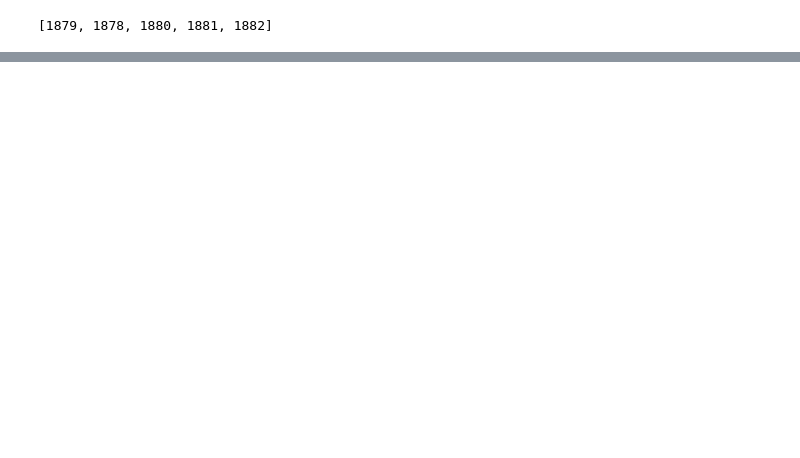
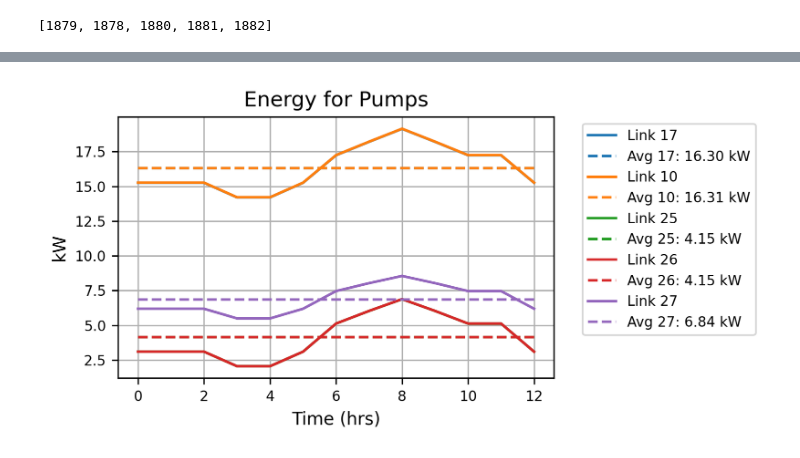
Before and after one commit to frodibrooks/OptimisedHeating, a Jupyter notebook: Epanet_python/Simulate_Vatnsendi.ipynb, the cells around one changed output, grey strips where cells are left out. Cells and saved outputs as stored; diff of their text form; code cells hidden in the pictures; blank space fills up the shorter version.

```diff
--- a/Epanet_python/Simulate_Vatnsendi.ipynb
+++ b/Epanet_python/Simulate_Vatnsendi.ipynb
@@ -161,0 +182,47 @@ array(0.)
+# %%
+# Create a figure
+plt.figure(figsize=(6, 3))
+
+# List to store legend entries
+legend_labels = []
+legend_lines = []
+
+# Loop through each link index and plot the corresponding absolute energy
+for index in link_indices:
+    # Extract the energy for the link
+    kw = hyd_res.Energy[:, index - 1]
+
+    # Plot the energy over time and store the line object
+    line, = plt.plot(hrs_time, kw, label=f'Link {d.getLinkNameID(index)}')
+
+    # Calculate the average
+    avg_kw = np.mean(kw)
+
+    # Plot the average as a dashed line using the same color
+    avg_line, = plt.plot(hrs_time, np.full_like(hrs_time, avg_kw), linestyle='dashed', color=line.get_color())
+
+    # Store legend entries
+    legend_lines.append(line)
+    legend_labels.append(f'Link {d.getLinkNameID(index)}')
+
+    legend_lines.append(avg_line)
+    legend_labels.append(f'Avg {d.getLinkNameID(index)}: {avg_kw:.2f} kW')
+
+# Customize the plot
+plt.title('Energy for Pumps')
+plt.xlabel('Time (hrs)')
+plt.ylabel('kW')  # Units of energy
+
+# Add a grid for better visualization
+plt.grid(True)
+
+# Add a custom legend with both lines and averages
+plt.legend(legend_lines, legend_labels, loc='upper left', bbox_to_anchor=(1.05, 1), fontsize=8)
+
+# Adjust layout to prevent clipping of legend
+plt.tight_layout()
+
+# Show the plot
+plt.show()
+# %% [output]
+[figure, added]
```
Also changed, not shown: parts of 6 cells of this notebook, 8 other files.
